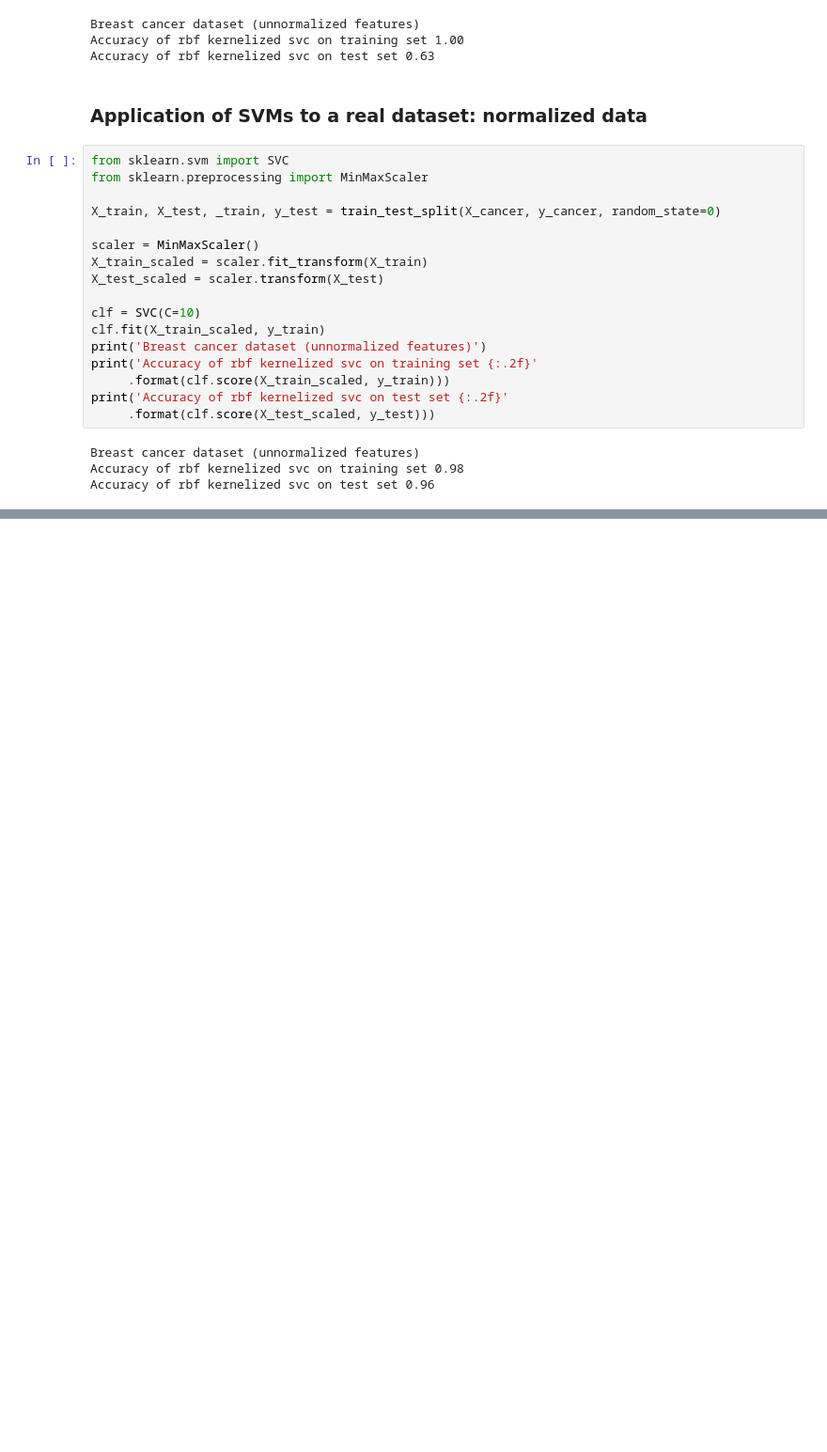
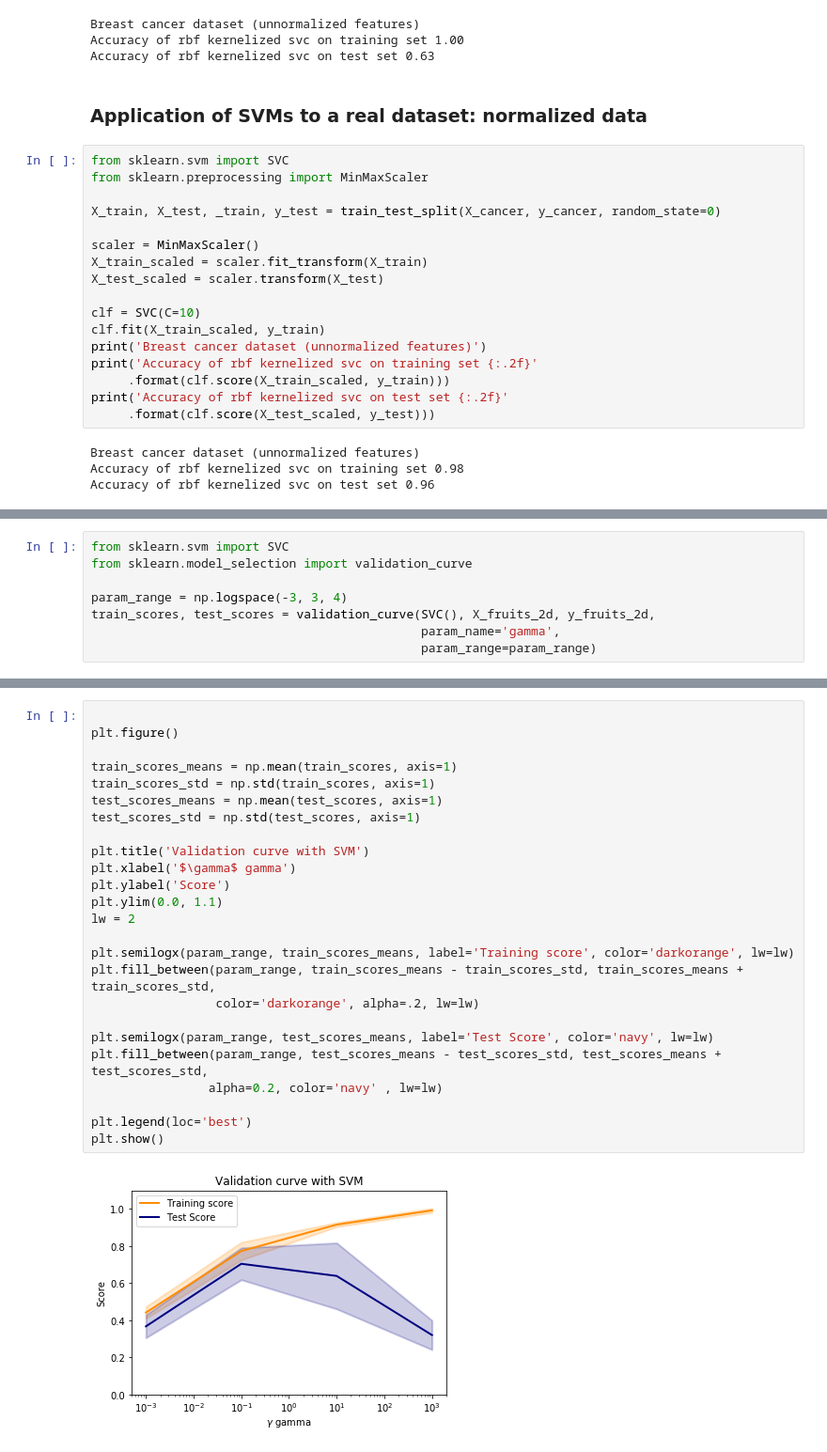
Before and after one commit to djaballah/Applied-Machine-Learning, a Jupyter notebook: module 2/module2-notebook.ipynb, the cells around one changed output, grey strips where cells are left out. Shown at 94% size. Cells and saved outputs as stored; diff of their text form; blank space fills up the shorter version.

Commit message:
Adding the cross validation section to module 2

```diff
--- a/module 2/module2-notebook.ipynb
+++ b/module 2/module2-notebook.ipynb
@@ -744,0 +762,8 @@ Accuracy of rbf kernelized svc on test set 0.96
+# %%
+from sklearn.svm import SVC
+from sklearn.model_selection import validation_curve
+
+param_range = np.logspace(-3, 3, 4)
+train_scores, test_scores = validation_curve(SVC(), X_fruits_2d, y_fruits_2d,
+                                             param_name='gamma',
+                                             param_range=param_range)
@@ -744,0 +784,27 @@ Accuracy of rbf kernelized svc on test set 0.96
+# %%
+
+plt.figure()
+
+train_scores_means = np.mean(train_scores, axis=1)
+train_scores_std = np.std(train_scores, axis=1)
+test_scores_means = np.mean(test_scores, axis=1)
+test_scores_std = np.std(test_scores, axis=1)
+
+plt.title('Validation curve with SVM')
+plt.xlabel('$\gamma$ gamma')
+plt.ylabel('Score')
+plt.ylim(0.0, 1.1)
+lw = 2
+
+plt.semilogx(param_range, train_scores_means, label='Training score', color='darkorange', lw=lw)
+plt.fill_between(param_range, train_scores_means - train_scores_std, train_scores_means + train_scores_std,
+                 color='darkorange', alpha=.2, lw=lw)
+
+plt.semilogx(param_range, test_scores_means, label='Test Score', color='navy', lw=lw)
+plt.fill_between(param_range, test_scores_means - test_scores_std, test_scores_means + test_scores_std,
+                alpha=0.2, color='navy' , lw=lw)
+
+plt.legend(loc='best')
+plt.show()
+# %% [output]
+[figure, added]
```
Also changed, not shown: parts of 8 cells of this notebook.
